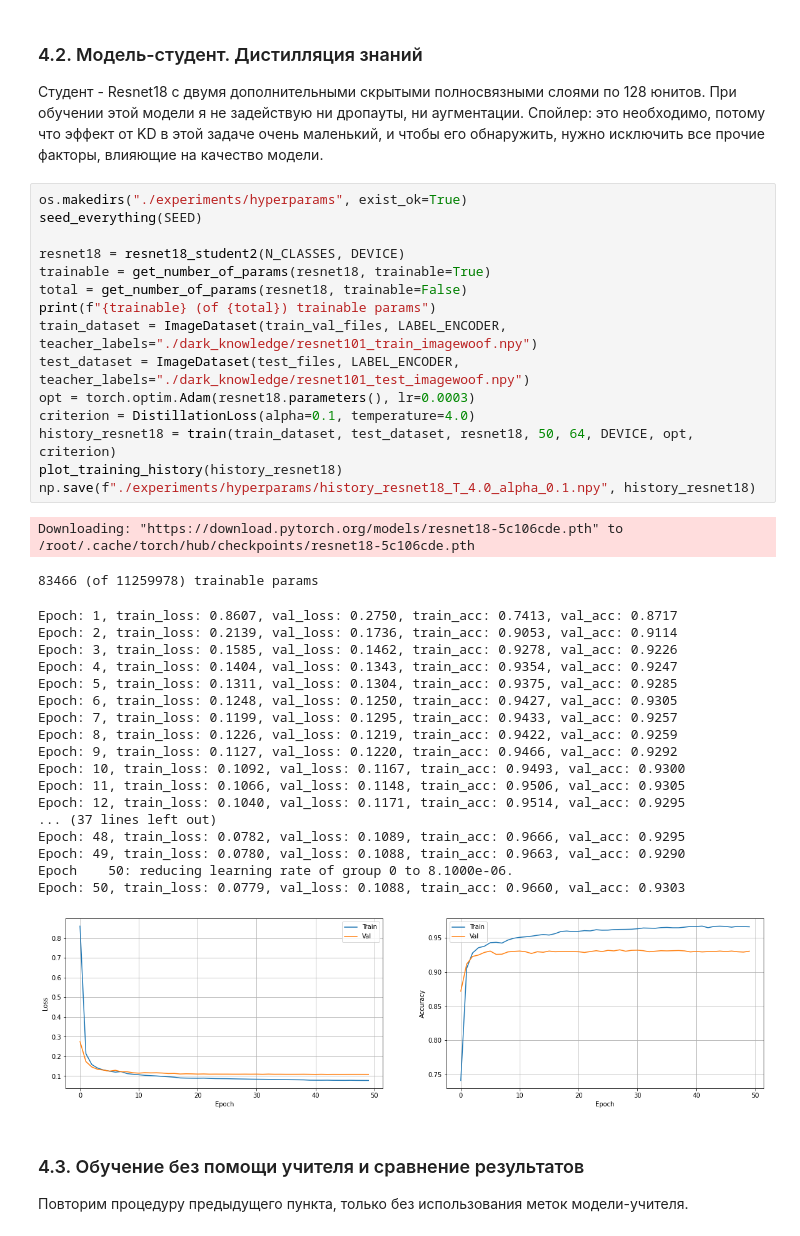
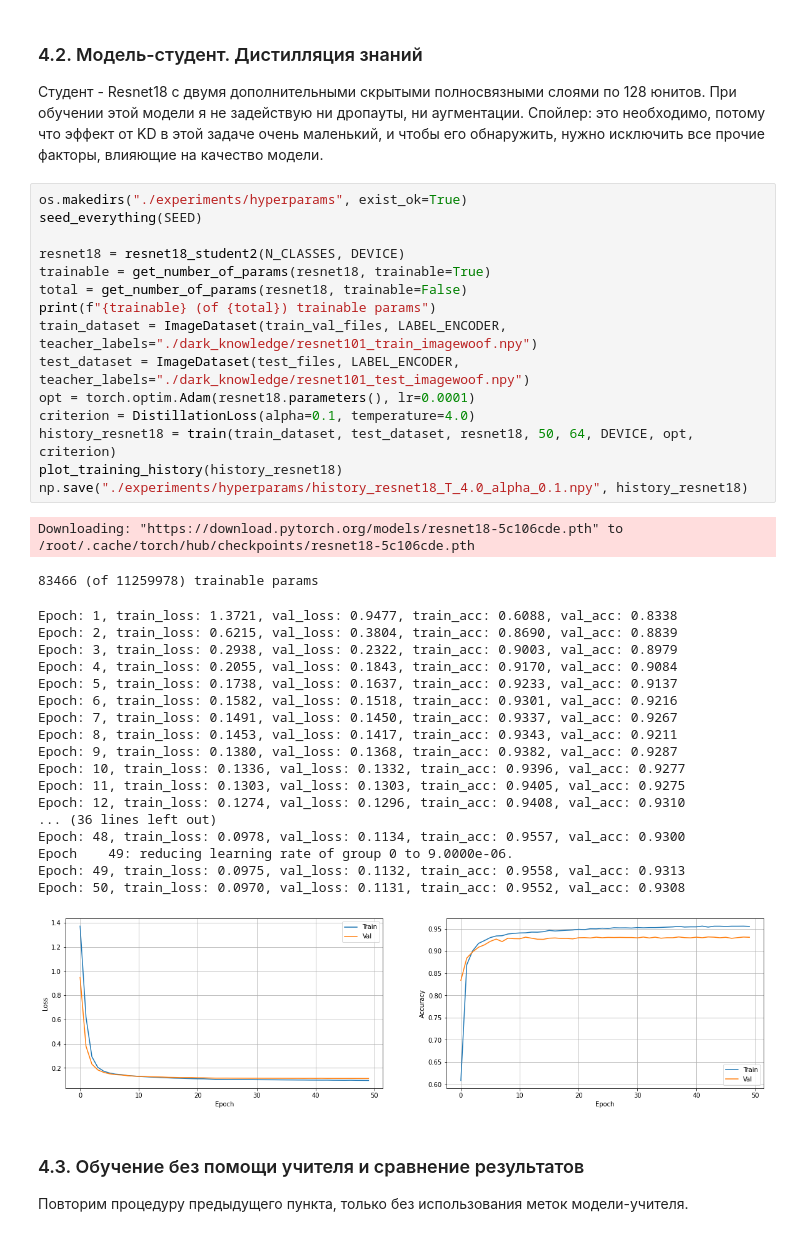
Before and after one commit to stdereka/knowledge-distillation, a Jupyter notebook: report.ipynb, the cells around one changed output. Cells and saved outputs as stored; diff of their text form.

```diff
--- a/report.ipynb
+++ b/report.ipynb
@@ -230,39 +229,39 @@ OOF accuracy score: 0.9593351800554016
 # %%
 os.makedirs("./experiments/hyperparams", exist_ok=True)
 seed_everything(SEED)
 
 resnet18 = resnet18_student2(N_CLASSES, DEVICE)
 trainable = get_number_of_params(resnet18, trainable=True)
 total = get_number_of_params(resnet18, trainable=False)
 print(f"{trainable} (of {total}) trainable params")
 train_dataset = ImageDataset(train_val_files, LABEL_ENCODER, teacher_labels="./dark_knowledge/resnet101_train_imagewoof.npy")
 test_dataset = ImageDataset(test_files, LABEL_ENCODER, teacher_labels="./dark_knowledge/resnet101_test_imagewoof.npy")
-opt = torch.optim.Adam(resnet18.parameters(), lr=0.0003)
+opt = torch.optim.Adam(resnet18.parameters(), lr=0.0001)
 criterion = DistillationLoss(alpha=0.1, temperature=4.0)
 history_resnet18 = train(train_dataset, test_dataset, resnet18, 50, 64, DEVICE, opt, criterion)
 plot_training_history(history_resnet18)
-np.save(f"./experiments/hyperparams/history_resnet18_T_4.0_alpha_0.1.npy", history_resnet18)
+np.save("./experiments/hyperparams/history_resnet18_T_4.0_alpha_0.1.npy", history_resnet18)
 # %% [output]
 Downloading: "https://download.pytorch.org/models/resnet18-5c106cde.pth" to /root/.cache/torch/hub/checkpoints/resnet18-5c106cde.pth
 83466 (of 11259978) trainable params
-Epoch: 1, train_loss: 0.8607, val_loss: 0.2750, train_acc: 0.7413, val_acc: 0.8717
-Epoch: 2, train_loss: 0.2139, val_loss: 0.1736, train_acc: 0.9053, val_acc: 0.9114
-Epoch: 3, train_loss: 0.1585, val_loss: 0.1462, train_acc: 0.9278, val_acc: 0.9226
-Epoch: 4, train_loss: 0.1404, val_loss: 0.1343, train_acc: 0.9354, val_acc: 0.9247
-Epoch: 5, train_loss: 0.1311, val_loss: 0.1304, train_acc: 0.9375, val_acc: 0.9285
-Epoch: 6, train_loss: 0.1248, val_loss: 0.1250, train_acc: 0.9427, val_acc: 0.9305
-Epoch: 7, train_loss: 0.1199, val_loss: 0.1295, train_acc: 0.9433, val_acc: 0.9257
-Epoch: 8, train_loss: 0.1226, val_loss: 0.1219, train_acc: 0.9422, val_acc: 0.9259
-Epoch: 9, train_loss: 0.1127, val_loss: 0.1220, train_acc: 0.9466, val_acc: 0.9292
-Epoch: 10, train_loss: 0.1092, val_loss: 0.1167, train_acc: 0.9493, val_acc: 0.9300
-Epoch: 11, train_loss: 0.1066, val_loss: 0.1148, train_acc: 0.9506, val_acc: 0.9305
-Epoch: 12, train_loss: 0.1040, val_loss: 0.1171, train_acc: 0.9514, val_acc: 0.9295
-... (37 lines left out)
-Epoch: 48, train_loss: 0.0782, val_loss: 0.1089, train_acc: 0.9666, val_acc: 0.9295
-Epoch: 49, train_loss: 0.0780, val_loss: 0.1088, train_acc: 0.9663, val_acc: 0.9290
-Epoch    50: reducing learning rate of group 0 to 8.1000e-06.
-Epoch: 50, train_loss: 0.0779, val_loss: 0.1088, train_acc: 0.9660, val_acc: 0.9303
+Epoch: 1, train_loss: 1.3721, val_loss: 0.9477, train_acc: 0.6088, val_acc: 0.8338
+Epoch: 2, train_loss: 0.6215, val_loss: 0.3804, train_acc: 0.8690, val_acc: 0.8839
+Epoch: 3, train_loss: 0.2938, val_loss: 0.2322, train_acc: 0.9003, val_acc: 0.8979
+Epoch: 4, train_loss: 0.2055, val_loss: 0.1843, train_acc: 0.9170, val_acc: 0.9084
+Epoch: 5, train_loss: 0.1738, val_loss: 0.1637, train_acc: 0.9233, val_acc: 0.9137
+Epoch: 6, train_loss: 0.1582, val_loss: 0.1518, train_acc: 0.9301, val_acc: 0.9216
+Epoch: 7, train_loss: 0.1491, val_loss: 0.1450, train_acc: 0.9337, val_acc: 0.9267
+Epoch: 8, train_loss: 0.1453, val_loss: 0.1417, train_acc: 0.9343, val_acc: 0.9211
+Epoch: 9, train_loss: 0.1380, val_loss: 0.1368, train_acc: 0.9382, val_acc: 0.9287
+Epoch: 10, train_loss: 0.1336, val_loss: 0.1332, train_acc: 0.9396, val_acc: 0.9277
+Epoch: 11, train_loss: 0.1303, val_loss: 0.1303, train_acc: 0.9405, val_acc: 0.9275
+Epoch: 12, train_loss: 0.1274, val_loss: 0.1296, train_acc: 0.9408, val_acc: 0.9310
+... (36 lines left out)
+Epoch: 48, train_loss: 0.0978, val_loss: 0.1134, train_acc: 0.9557, val_acc: 0.9300
+Epoch    49: reducing learning rate of group 0 to 9.0000e-06.
+Epoch: 49, train_loss: 0.0975, val_loss: 0.1132, train_acc: 0.9558, val_acc: 0.9313
+Epoch: 50, train_loss: 0.0970, val_loss: 0.1131, train_acc: 0.9552, val_acc: 0.9308
-[figure, old version]
+[figure, new version]
 # %% [markdown]
 ### 4.3. Обучение без помощи учителя и сравнение результатов
 
```
Also changed, not shown: parts of 19 cells of this notebook.
